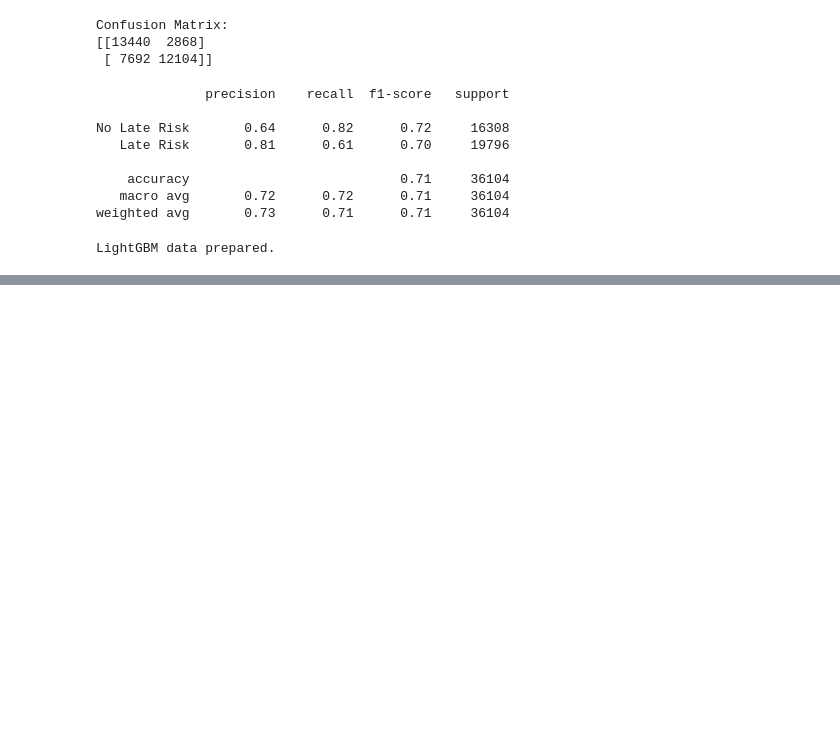
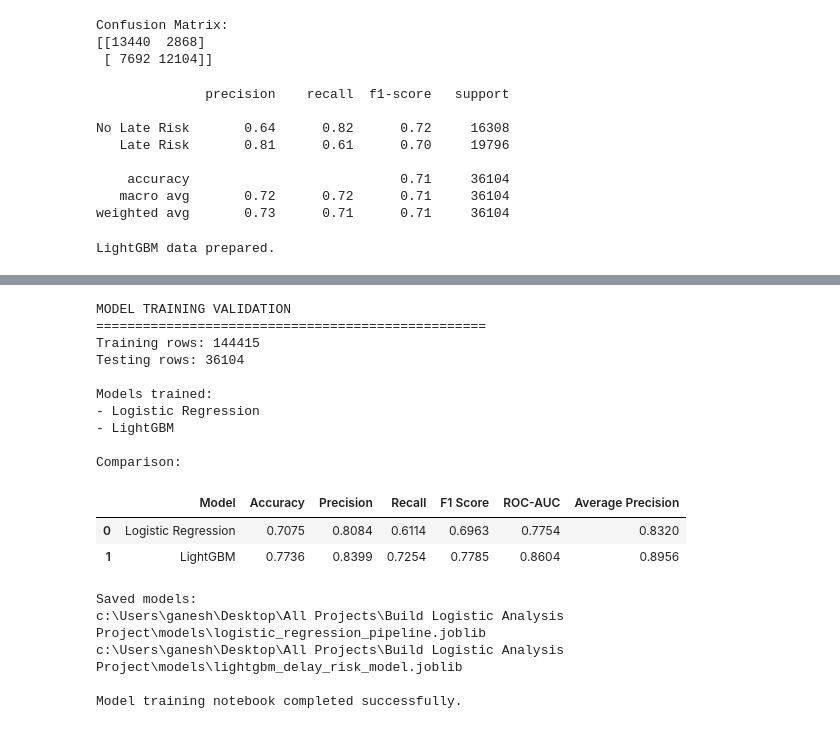
Before and after one commit to shivani1707s/APL-Logistics-Analysis, a Jupyter notebook: notebooks/model_training.ipynb, the cells around one changed output, grey strips where cells are left out. Cells and saved outputs as stored; diff of their text form; code cells hidden in the pictures; blank space fills up the shorter version.

```diff
--- a/notebooks/model_training.ipynb
+++ b/notebooks/model_training.ipynb
@@ -348,0 +541,9 @@ LightGBM data prepared.
+# %%
+logistic_model_path = MODEL_DIR / "logistic_regression_pipeline.joblib"
+
+joblib.dump(
+    logistics_model,
+    logistic_model_path
+)
+
+print("Saved:", logistic_model_path)
@@ -348,0 +552,9 @@ LightGBM data prepared.
+# %%
+lightgbm_model_path = MODEL_DIR / "lightgbm_delay_risk_model.joblib"
+
+joblib.dump(
+    lightgbm_model,
+    lightgbm_model_path
+)
+
+print("Saved:", lightgbm_model_path)
@@ -348,0 +587,38 @@ LightGBM data prepared.
+# %%
+print("MODEL TRAINING VALIDATION")
+print("=" * 50)
+
+print("Training rows:", len(x_train))
+print("Testing rows:", len(x_test))
+
+print("\nModels trained:")
+print("- Logistic Regression")
+print("- LightGBM")
+
+print("\nComparison:")
+display(model_comparison_rounded)
+
+print("\nSaved models:")
+print(logistic_model_path)
+print(lightgbm_model_path)
+
+print("\nModel training notebook completed successfully.")
+# %% [output]
+MODEL TRAINING VALIDATION
+==================================================
+Training rows: 144415
+Testing rows: 36104
+
+Models trained:
+- Logistic Regression
+- LightGBM
+
+Comparison:
+|  | Model | Accuracy | Precision | Recall | F1 Score | ROC-AUC | Average Precision |
+| 0 | Logistic Regression | 0.7075 | 0.8084 | 0.6114 | 0.6963 | 0.7754 | 0.8320 |
+| 1 | LightGBM | 0.7736 | 0.8399 | 0.7254 | 0.7785 | 0.8604 | 0.8956 |
+Saved models:
+c:\Users\ganesh\Desktop\All Projects\Build Logistic Analysis Project\models\logistic_regression_pipeline.joblib
+c:\Users\ganesh\Desktop\All Projects\Build Logistic Analysis Project\models\lightgbm_delay_risk_model.joblib
+
+Model training notebook completed successfully.
```
Also changed, not shown: parts of 12 cells of this notebook.
